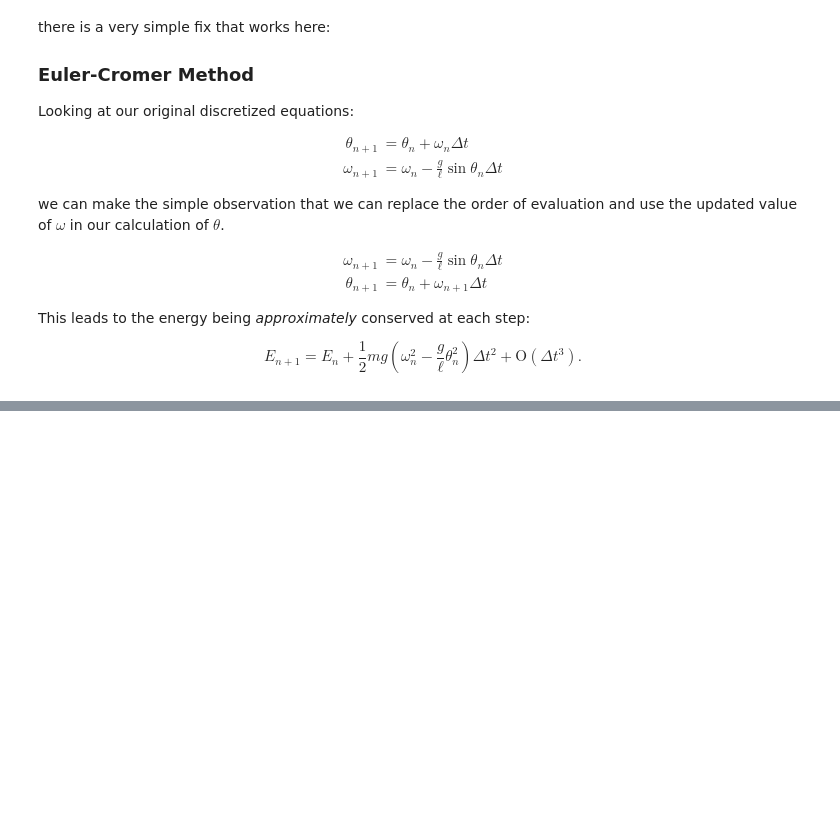
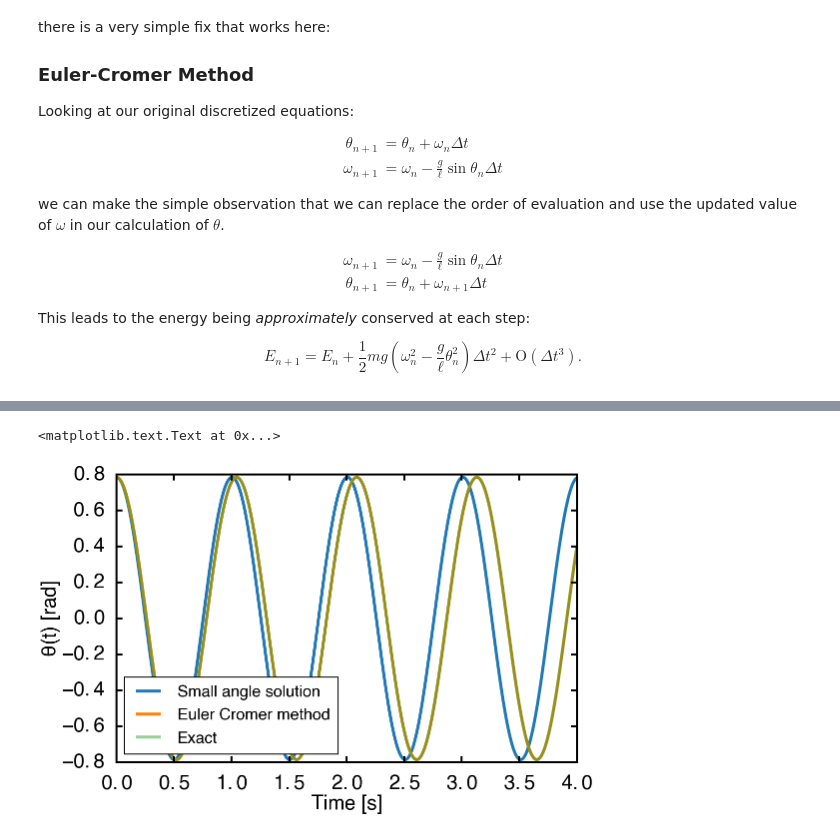
Before and after one commit to agdelma/IntroCompPhysics, a Jupyter notebook: Notebooks/16_SimpleHarmonicMotion.ipynb, the cells around one changed output, grey strips where cells are left out. Saved outputs shown, nothing was run; the diff lists cells and outputs as text; code cells hidden in the pictures; blank space fills up the shorter version.

```diff
--- a/Notebooks/16_SimpleHarmonicMotion.ipynb
+++ b/Notebooks/16_SimpleHarmonicMotion.ipynb
@@ -207,10 +210,28 @@ def non_linear_θ(ℓ,θ0,t):
 plt.plot(t,non_linear_θ(ℓ,θ[0],t), label='Exact solution')
 
 -->
+# %%
+def non_linear_θ(ℓ,θ0,t):
+    '''The solution for θ for the non-linear pendulum.'''
+    # use special functions
+    from scipy import special
+    k = np.sin(θ0/2.0)
+    K = special.ellipk(k*k)
+    (sn,cn,dn,ph) = special.ellipj(K-np.sqrt(g/l)*t,k*k)
+    return 2.0*np.arcsin(k*sn)
 # %%
+# the small angle solution
+plt.plot(t, θ[0]*np.cos(np.sqrt(g/ℓ)*t), label='Small angle solution')
+
 # the Euler-Cromer method
 plt.plot(t,θ,label='Euler Cromer method')
+
+# the exact solution in terms of special functions
+plt.plot(t,non_linear_θ(ℓ,θ[0],t), label='Exact', alpha=0.5)
 plt.legend(loc='lower left',frameon=True)
 
 plt.xlabel('Time [s]')
 plt.ylabel('θ(t) [rad]')
+# %% [output]
+<matplotlib.text.Text at 0x...>
+[figure, added]
```
Also changed, not shown: parts of 4 cells of this notebook.
